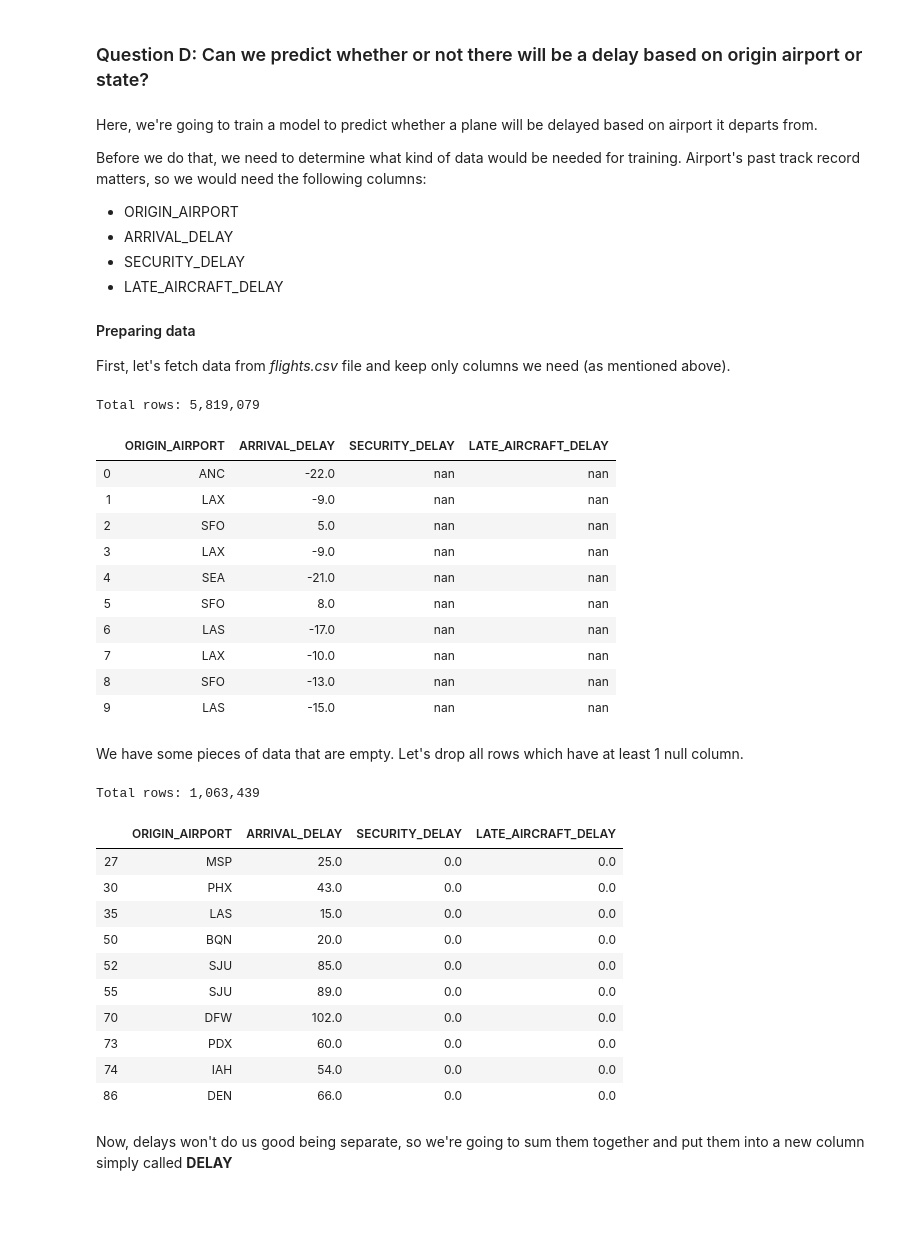
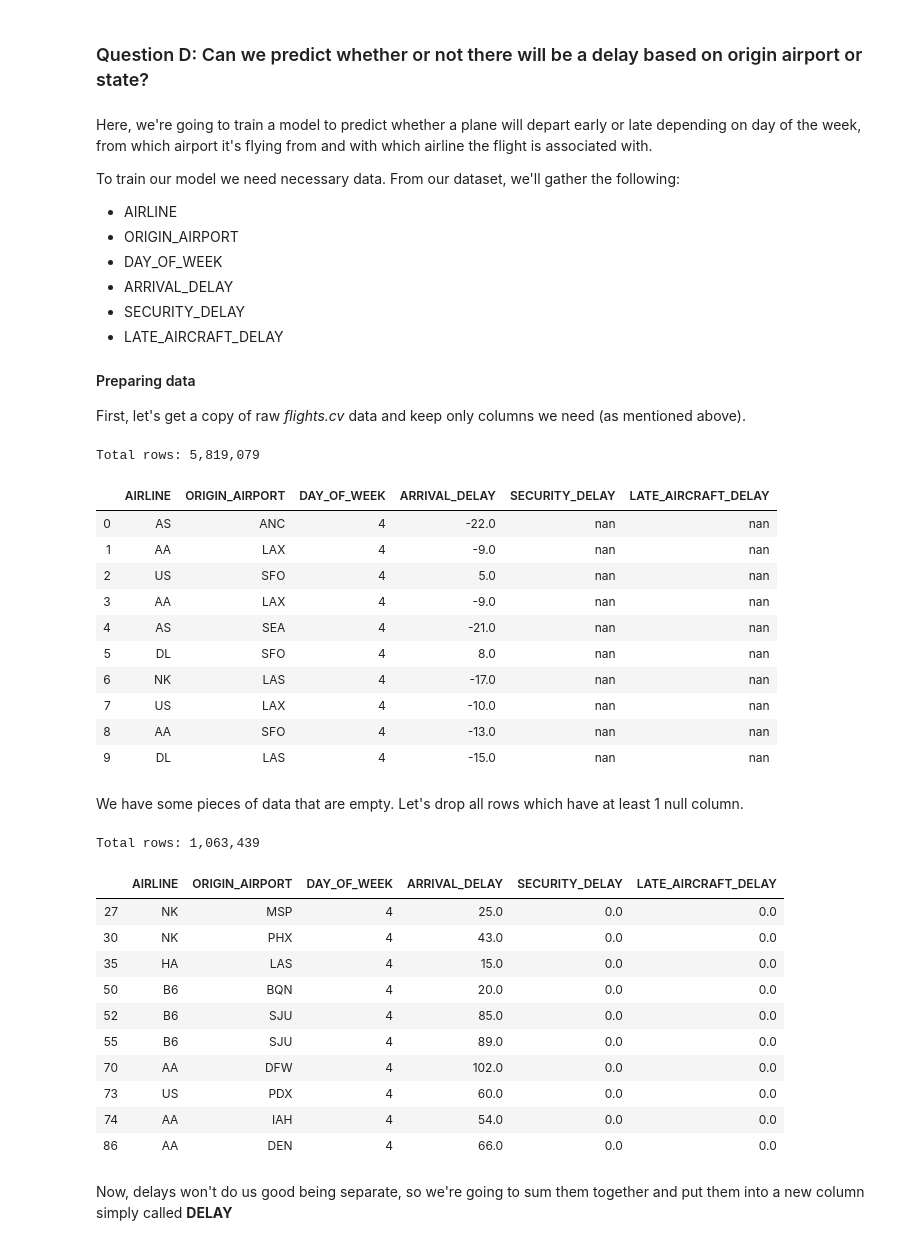
Before and after one commit to eydandash/MachineLearningProject, a Jupyter notebook: FlightsAnalysis.ipynb, the cells around one changed output. Saved outputs shown, nothing was run; the diff lists cells and outputs as text; code cells hidden in the pictures; blank space fills up the shorter version.

Commit message:
Data preparation done. Also encoded textual data.

```diff
--- a/FlightsAnalysis.ipynb
+++ b/FlightsAnalysis.ipynb
@@ -458,45 +460,40 @@ print(df_head)
 # %% [markdown]
 ### Question D: Can we predict whether or not there will be a delay based on origin airport or state?
 # %% [markdown]
-Here, we're going to train a model to predict whether a plane will be delayed based on airport it departs from.
+Here, we're going to train a model to predict whether a plane will depart early or late depending on day of the week, from which airport it's flying from and with which airline the flight is associated with.
 
-Before we do that, we need to determine what kind of data would be needed for training. Airport's past track record matters, so we would need the following columns:
+To train our model we need necessary data. From our dataset, we'll gather the following:
 
+* AIRLINE
 * ORIGIN_AIRPORT
+* DAY_OF_WEEK
 * ARRIVAL_DELAY
 * SECURITY_DELAY
 * LATE_AIRCRAFT_DELAY
 
 #### Preparing data
 
-First, let's fetch data from _flights.csv_ file and keep only columns we need (as mentioned above).
+First, let's get a copy of raw _flights.cv_ data and keep only columns we need (as mentioned above).
 # %%
-required_columns = ['ORIGIN_AIRPORT', 'ARRIVAL_DELAY', 'SECURITY_DELAY', 'LATE_AIRCRAFT_DELAY']
-
-flights_df_dtypes = {
-    required_columns[0]: np.float64,
-    required_columns[1]: np.float64,
-    required_columns[2]: np.float64,
-    required_columns[3]: np.float64
-}
+required_columns = ['AIRLINE', 'ORIGIN_AIRPORT', 'DAY_OF_WEEK', 'ARRIVAL_DELAY', 'SECURITY_DELAY', 'LATE_AIRCRAFT_DELAY']
 
 flights_df = _flights_csv.copy()
 flights_df = flights_df[required_columns]
 print(f'Total rows: {flights_df.shape[0]:,}')
 flights_df.head(10)
 # %% [output]
 Total rows: 5,819,079
-|  | ORIGIN_AIRPORT | ARRIVAL_DELAY | SECURITY_DELAY | LATE_AIRCRAFT_DELAY |
-| 0 | ANC | -22.0 | nan | nan |
-| 1 | LAX | -9.0 | nan | nan |
-| 2 | SFO | 5.0 | nan | nan |
-| 3 | LAX | -9.0 | nan | nan |
-| 4 | SEA | -21.0 | nan | nan |
-| 5 | SFO | 8.0 | nan | nan |
-| 6 | LAS | -17.0 | nan | nan |
-| 7 | LAX | -10.0 | nan | nan |
-| 8 | SFO | -13.0 | nan | nan |
-| 9 | LAS | -15.0 | nan | nan |
+|  | AIRLINE | ORIGIN_AIRPORT | DAY_OF_WEEK | ARRIVAL_DELAY | SECURITY_DELAY | LATE_AIRCRAFT_DELAY |
+| 0 | AS | ANC | 4 | -22.0 | nan | nan |
+| 1 | AA | LAX | 4 | -9.0 | nan | nan |
+| 2 | US | SFO | 4 | 5.0 | nan | nan |
+| 3 | AA | LAX | 4 | -9.0 | nan | nan |
+| 4 | AS | SEA | 4 | -21.0 | nan | nan |
+| 5 | DL | SFO | 4 | 8.0 | nan | nan |
+| 6 | NK | LAS | 4 | -17.0 | nan | nan |
+| 7 | US | LAX | 4 | -10.0 | nan | nan |
+| 8 | AA | SFO | 4 | -13.0 | nan | nan |
+| 9 | DL | LAS | 4 | -15.0 | nan | nan |
 # %% [markdown]
 We have some pieces of data that are empty. Let's drop all rows which have at least 1 null column.
 # %%
@@ -506,17 +503,17 @@ print(f'Total rows: {flights_df.shape[0]:,}')
 flights_df.head(10)
 # %% [output]
 Total rows: 1,063,439
-|  | ORIGIN_AIRPORT | ARRIVAL_DELAY | SECURITY_DELAY | LATE_AIRCRAFT_DELAY |
-| 27 | MSP | 25.0 | 0.0 | 0.0 |
-| 30 | PHX | 43.0 | 0.0 | 0.0 |
-| 35 | LAS | 15.0 | 0.0 | 0.0 |
-| 50 | BQN | 20.0 | 0.0 | 0.0 |
-| 52 | SJU | 85.0 | 0.0 | 0.0 |
-| 55 | SJU | 89.0 | 0.0 | 0.0 |
-| 70 | DFW | 102.0 | 0.0 | 0.0 |
-| 73 | PDX | 60.0 | 0.0 | 0.0 |
-| 74 | IAH | 54.0 | 0.0 | 0.0 |
-| 86 | DEN | 66.0 | 0.0 | 0.0 |
+|  | AIRLINE | ORIGIN_AIRPORT | DAY_OF_WEEK | ARRIVAL_DELAY | SECURITY_DELAY | LATE_AIRCRAFT_DELAY |
+| 27 | NK | MSP | 4 | 25.0 | 0.0 | 0.0 |
+| 30 | NK | PHX | 4 | 43.0 | 0.0 | 0.0 |
+| 35 | HA | LAS | 4 | 15.0 | 0.0 | 0.0 |
+| 50 | B6 | BQN | 4 | 20.0 | 0.0 | 0.0 |
+| 52 | B6 | SJU | 4 | 85.0 | 0.0 | 0.0 |
+| 55 | B6 | SJU | 4 | 89.0 | 0.0 | 0.0 |
+| 70 | AA | DFW | 4 | 102.0 | 0.0 | 0.0 |
+| 73 | US | PDX | 4 | 60.0 | 0.0 | 0.0 |
+| 74 | AA | IAH | 4 | 54.0 | 0.0 | 0.0 |
+| 86 | AA | DEN | 4 | 66.0 | 0.0 | 0.0 |
 # %% [markdown]
 Now, delays won't do us good being separate, so we're going to sum them together and put them into a new column simply called __DELAY__
 # %%
```
Also changed, not shown: parts of 16 cells of this notebook.
